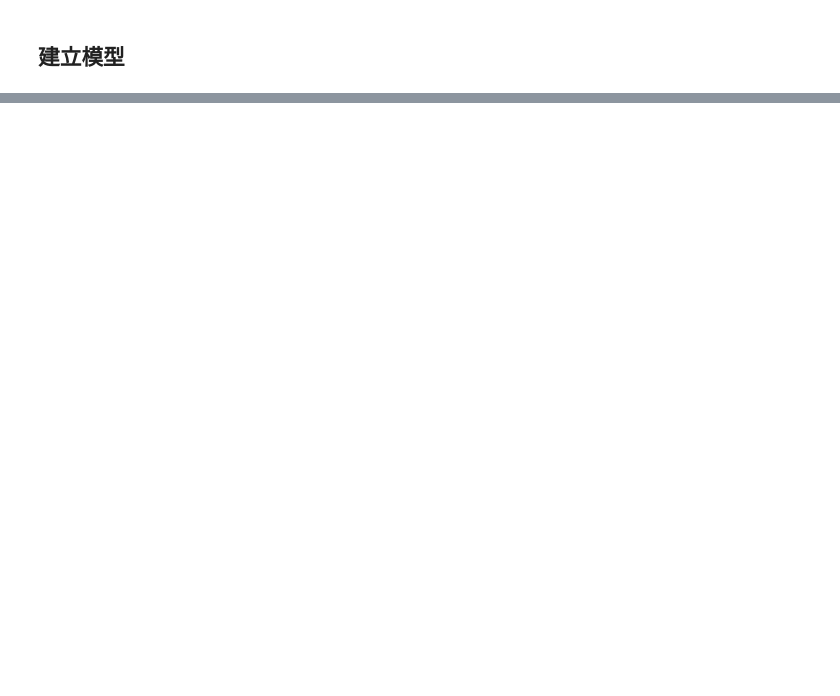
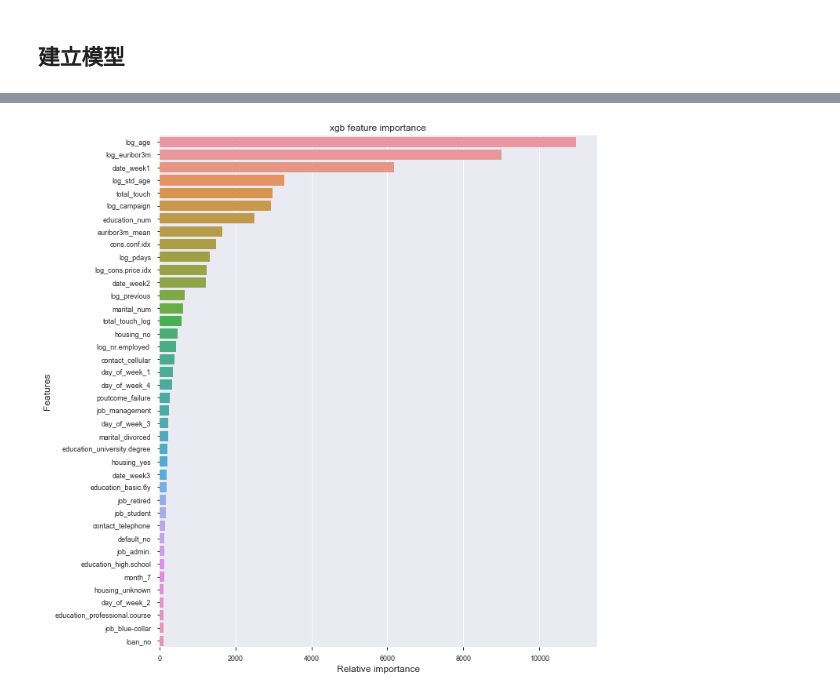
Before and after one commit to China-ChallengeHub/one-competition, a Jupyter notebook: EDA and Model.ipynb, the cells around one changed output, grey strips where cells are left out. Saved outputs shown, nothing was run; the diff lists cells and outputs as text; code cells hidden in the pictures; blank space fills up the shorter version.

```diff
--- a/EDA and Model.ipynb
+++ b/EDA and Model.ipynb
@@ -136,6 +162,7 @@ df_all.shape,df_all.columns
         'poutcome_success'],
        dtype='object'))
 # %%
-cols = [col for col in df_all.columns if col not in ['y']]
-X_train,X_test,y_train,y_test=train_test_split(df_all[cols],df_all['y'],test_size=0.3,random_state=42)
-X_train.shape,X_test.shape,y_train.shape,y_test.shape
+train_len=18000
+# new_train, new_test = df[:train_len], df[train_len:]
+# cols = [col for col in df.columns if col not in ['y']]
+# X_train,X_test,y_train,y_test=new_train[cols],new_test[cols],new_train['y'],new_test['y']
@@ -174,13 +253,16 @@ roc_auc_score(y_test,y_pred)
 # %%
+%matplotlib inline
 def plot_fea_importance(classifier,X_train):
     plt.figure(figsize=(10,12))
     name = "xgb"
     indices = np.argsort(classifier.feature_importances_)[::-1][:40]
     g = sns.barplot(y=X_train.columns[indices][:40],
                     x=classifier.feature_importances_[indices][:40],orient='h')
     g.set_xlabel("Relative importance", fontsize=12)
     g.set_ylabel("Features", fontsize=12)
     g.tick_params(labelsize=9)
     g.set_title(name + " feature importance")
     plt.show()
-plot_fea_importance(xgb,X_train)
+plot_fea_importance(gbm,X_train)
+# %% [output]
+[figure, added]
```
Also changed, not shown: parts of 14 cells of this notebook, 1 other file.
